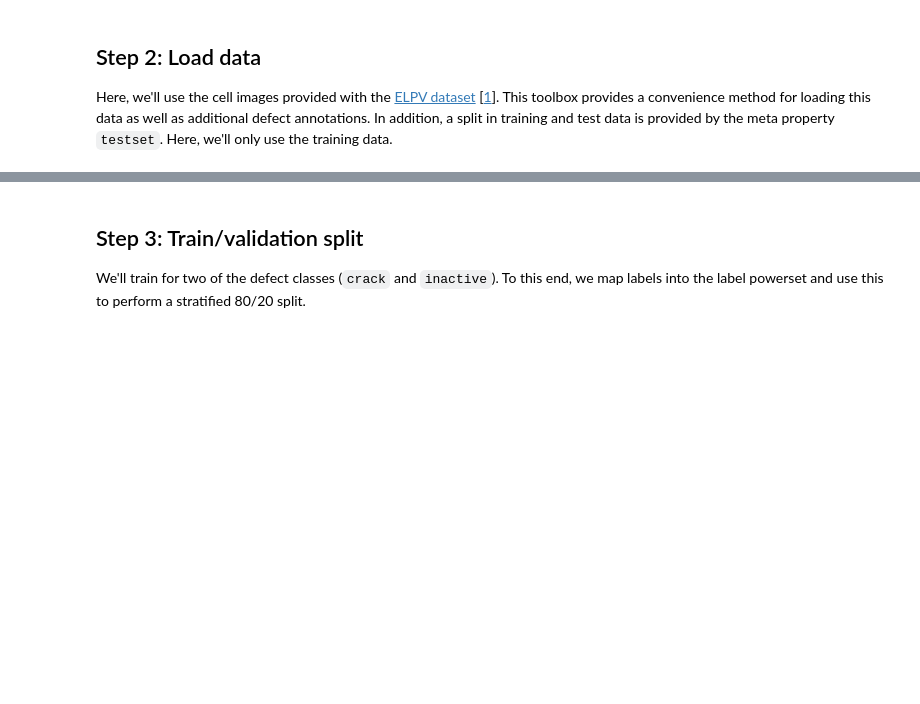
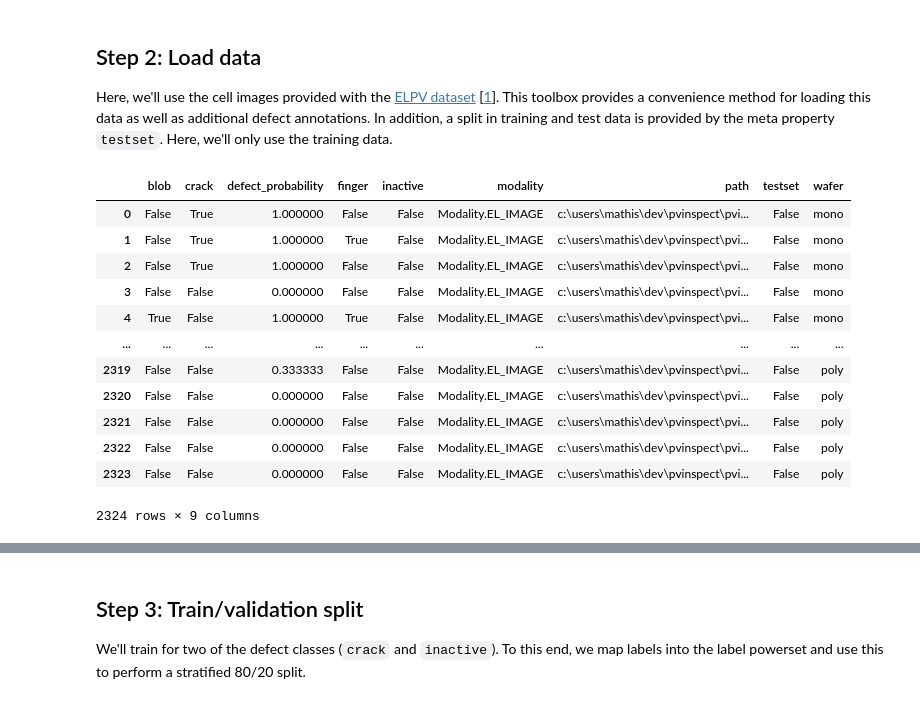
Before and after one commit to ma0ho/pvinspect, a Jupyter notebook: examples/20200729_pytorch-integration.ipynb, the cells around one changed output, grey strips where cells are left out. Saved outputs shown, nothing was run; the diff lists cells and outputs as text; code cells hidden in the pictures; blank space fills up the shorter version.

```diff
--- a/examples/20200729_pytorch-integration.ipynb
+++ b/examples/20200729_pytorch-integration.ipynb
@@ -51,3 +51,18 @@ class DefectModel(pl.LightningModule):
 Here, we'll use the cell images provided with the [ELPV dataset](https://github.com/zae-bayern/elpv-dataset) [[1](http://dx.doi.org/10.1016/j.solener.2019.02.067)]. This toolbox provides a convenience method for loading this data as well as additional defect annotations. In addition, a split in training and test data is provided by the meta property `testset`. Here, we'll only use the training data.
 # %%
 all_data = pv.data.datasets.elpv().pandas.query('testset == False')
+all_data.meta_to_pandas()
+# %% [output]
+|  | blob | crack | defect_probability | finger | inactive | modality | path | testset | wafer |
+| 0 | False | True | 1.000000 | False | False | Modality.EL_IMAGE | c:\users\mathis\dev\pvinspect\pvi... | False | mono |
+| 1 | False | True | 1.000000 | True | False | Modality.EL_IMAGE | c:\users\mathis\dev\pvinspect\pvi... | False | mono |
+| 2 | False | True | 1.000000 | False | False | Modality.EL_IMAGE | c:\users\mathis\dev\pvinspect\pvi... | False | mono |
+| 3 | False | False | 0.000000 | False | False | Modality.EL_IMAGE | c:\users\mathis\dev\pvinspect\pvi... | False | mono |
+| 4 | True | False | 1.000000 | True | False | Modality.EL_IMAGE | c:\users\mathis\dev\pvinspect\pvi... | False | mono |
+| ... | ... | ... | ... | ... | ... | ... | ... | ... | ... |
+| 2319 | False | False | 0.333333 | False | False | Modality.EL_IMAGE | c:\users\mathis\dev\pvinspect\pvi... | False | poly |
+| 2320 | False | False | 0.000000 | False | False | Modality.EL_IMAGE | c:\users\mathis\dev\pvinspect\pvi... | False | poly |
+| 2321 | False | False | 0.000000 | False | False | Modality.EL_IMAGE | c:\users\mathis\dev\pvinspect\pvi... | False | poly |
+| 2322 | False | False | 0.000000 | False | False | Modality.EL_IMAGE | c:\users\mathis\dev\pvinspect\pvi... | False | poly |
+| 2323 | False | False | 0.000000 | False | False | Modality.EL_IMAGE | c:\users\mathis\dev\pvinspect\pvi... | False | poly |
+2324 rows × 9 columns
```
Also changed, not shown: parts of 1 cell of this notebook.
